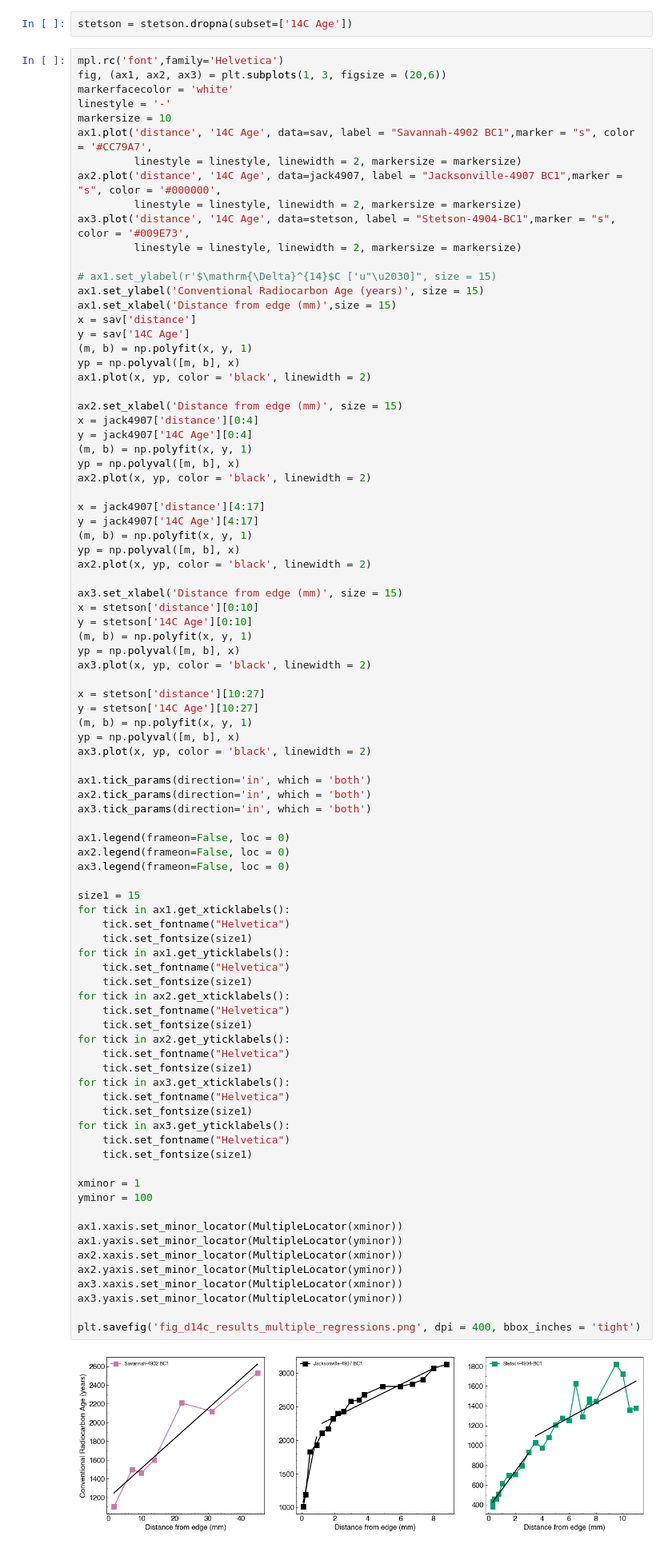
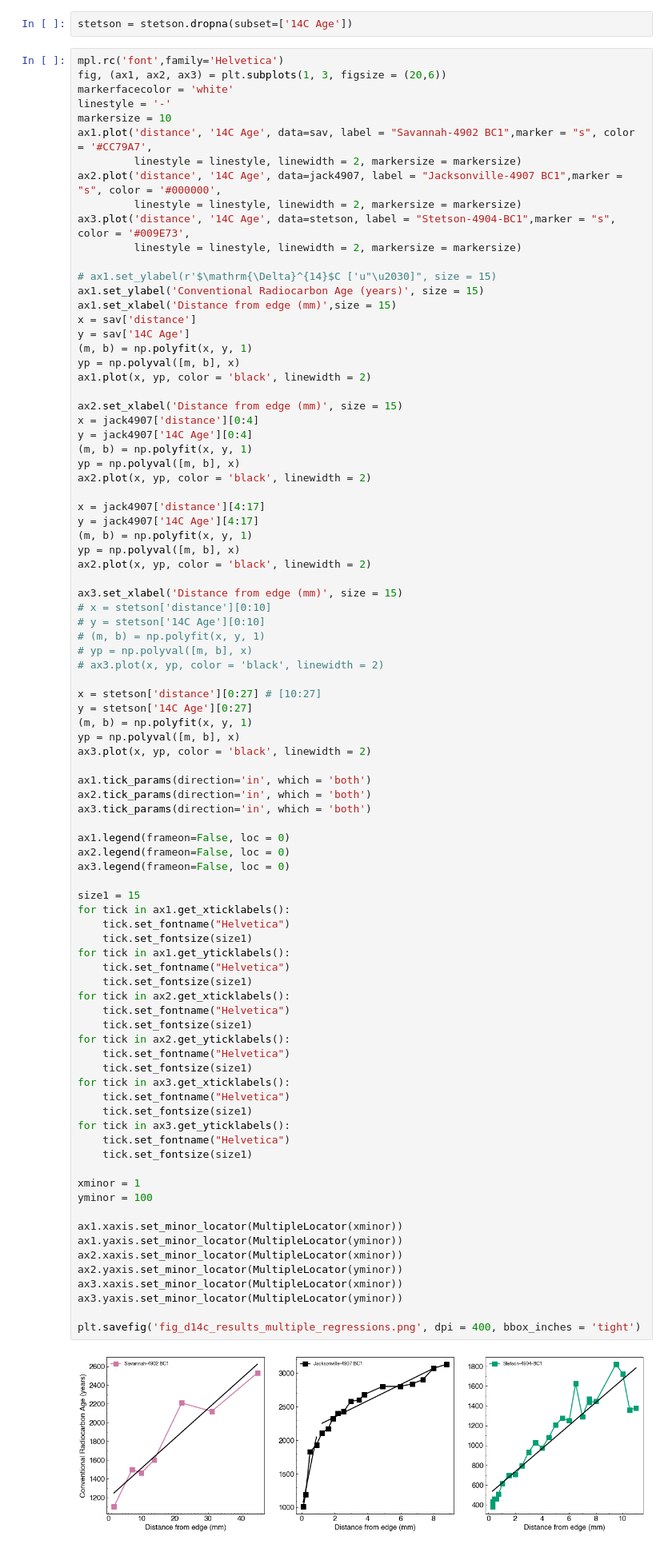
Before and after one commit to johntamu/seus-python, a Jupyter notebook: Radiocarbon age models.ipynb, the cells around one changed output. Shown at 80% size. Cells and saved outputs as stored; diff of their text form.

```diff
--- a/Radiocarbon age models.ipynb
+++ b/Radiocarbon age models.ipynb
@@ -225,14 +262,14 @@ yp = np.polyval([m, b], x)
 ax2.plot(x, yp, color = 'black', linewidth = 2)
 
 ax3.set_xlabel('Distance from edge (mm)', size = 15)
-x = stetson['distance'][0:10]
-y = stetson['14C Age'][0:10]
-(m, b) = np.polyfit(x, y, 1)
-yp = np.polyval([m, b], x)
-ax3.plot(x, yp, color = 'black', linewidth = 2)
+# x = stetson['distance'][0:10]
+# y = stetson['14C Age'][0:10]
+# (m, b) = np.polyfit(x, y, 1)
+# yp = np.polyval([m, b], x)
+# ax3.plot(x, yp, color = 'black', linewidth = 2)
 
-x = stetson['distance'][10:27]
-y = stetson['14C Age'][10:27]
+x = stetson['distance'][0:27] # [10:27]
+y = stetson['14C Age'][0:27]
 (m, b) = np.polyfit(x, y, 1)
 yp = np.polyval([m, b], x)
 ax3.plot(x, yp, color = 'black', linewidth = 2)
@@ -250,34 +287,34 @@ for tick in ax1.get_xticklabels():
     tick.set_fontname("Helvetica")
     tick.set_fontsize(size1)
 for tick in ax1.get_yticklabels():
     tick.set_fontname("Helvetica")
     tick.set_fontsize(size1)
 for tick in ax2.get_xticklabels():
     tick.set_fontname("Helvetica")
     tick.set_fontsize(size1)
 for tick in ax2.get_yticklabels():
     tick.set_fontname("Helvetica")
     tick.set_fontsize(size1)
 for tick in ax3.get_xticklabels():
     tick.set_fontname("Helvetica")
     tick.set_fontsize(size1)
 for tick in ax3.get_yticklabels():
     tick.set_fontname("Helvetica")
     tick.set_fontsize(size1)
 
 xminor = 1
 yminor = 100
 
 ax1.xaxis.set_minor_locator(MultipleLocator(xminor))
 ax1.yaxis.set_minor_locator(MultipleLocator(yminor))
 ax2.xaxis.set_minor_locator(MultipleLocator(xminor))
 ax2.yaxis.set_minor_locator(MultipleLocator(yminor))
 ax3.xaxis.set_minor_locator(MultipleLocator(xminor))
 ax3.yaxis.set_minor_locator(MultipleLocator(yminor))
 
 plt.savefig('fig_d14c_results_multiple_regressions.png', dpi = 400, bbox_inches = 'tight')
 # %% [output]
-[figure, old version]
+[figure, new version]
 # %%
 mpl.rc('font',family='Helvetica')
 fig = plt.figure(figsize=(10,8))
```
Also changed, not shown: parts of 3 cells of this notebook, 3 other files.
